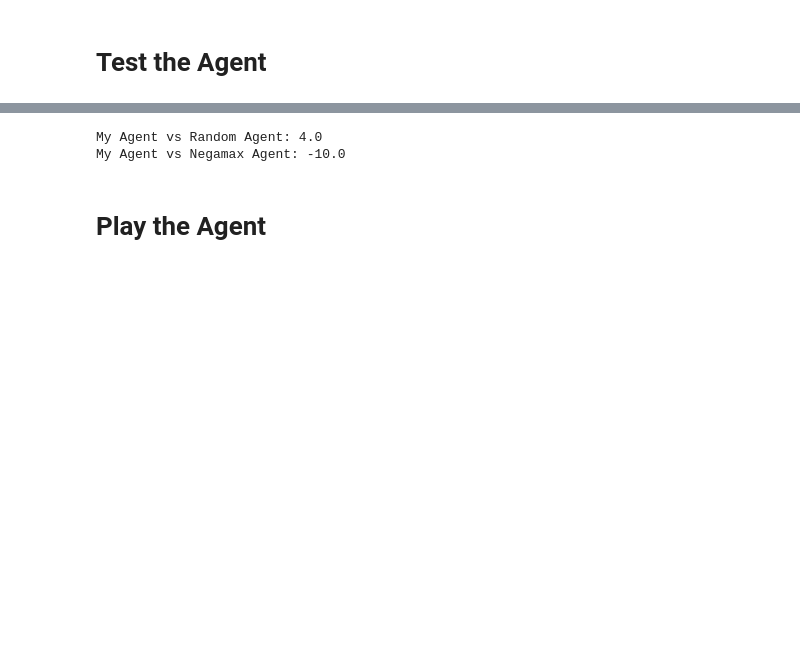
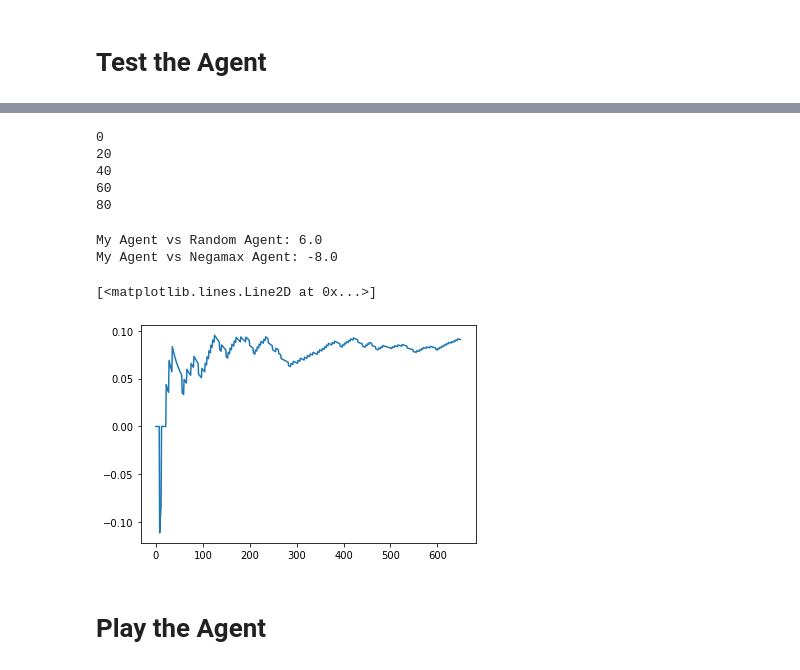
Before and after one commit to Mikesteinberg/ConnectX, a Jupyter notebook: ConnectX Sample Env.ipynb, the cells around one changed output, grey strips where cells are left out. Drawn from its saved outputs; the diff is of its cells as text; code cells hidden in the pictures; blank space fills up the shorter version.

```diff
--- a/ConnectX Sample Env.ipynb
+++ b/ConnectX Sample Env.ipynb
@@ -11,13 +11,16 @@ reward = 0
 # %% [markdown]
 # Create an Agent
 # %%
-brain = Dqn(env.configuration.columns * env.configuration.rows, env.configuration.columns, gamma=0.9)
+brain = Dqn((env.configuration.rows, env.configuration.columns), env.configuration.columns, gamma=0.9)
+import numpy as np
+reward_windows = []
 
 # This agent random chooses a non-empty column.
 def my_agent(observation, configuration):
     import random
     from random import choice
     action = brain.update(reward, observation.board)
+    reward_windows.append(np.mean(brain.reward_window))
     selection = action.item()
     return selection if observation.board[selection] == 0 else choice([c for c in range(configuration.columns) if observation.board[c] == 0])
 # %% [markdown]
@@ -33,8 +36,7 @@ env.render(mode="ipython", width=500, height=450)
 # Play as first position against random agent.
 import numpy as np
 
-
-for i in range(50):
+for i in range(100):
     trainer = env.train([None, "random"])
 
     observation = trainer.reset()
@@ -44,22 +46,20 @@ for i in range(50):
         #print("My Action", my_action)
         observation, reward, done, info = trainer.step(my_action)
 
-
-for i in range(50):
-    trainer = env.train([None, "negamax"])
-
-    observation = trainer.reset()
-
-    while not env.done:
-        my_action = my_agent(observation, env.configuration)
-        #print("My Action", my_action)
-        observation, reward, done, info = trainer.step(my_action)
+    if i % 20 == 0:
+        print(i)
 
     #print(reward)
     # env.render(mode="ipython", width=100, height=90, header=False, controls=False)
 # env.render()
 # print(np.array(observation.board).reshape(env.configuration.rows, env.configuration.columns))
 # print(done)
+# %% [output]
+0
+20
+40
+60
+80
 # %%
 def mean_reward(rewards):
     return sum(r[0] for r in rewards) / (sum(r[0] + r[1] for r in rewards) + 1)
@@ -68,5 +68,5 @@ def mean_reward(rewards):
 print("My Agent vs Random Agent:", mean_reward(evaluate("connectx", [my_agent, "random"], num_episodes=10)))
 print("My Agent vs Negamax Agent:", mean_reward(evaluate("connectx", [my_agent, "negamax"], num_episodes=10)))
 # %% [output]
-My Agent vs Random Agent: 4.0
-My Agent vs Negamax Agent: -10.0
+My Agent vs Random Agent: 6.0
+My Agent vs Negamax Agent: -8.0
@@ -73,3 +75,8 @@ My Agent vs Negamax Agent: -10.0
+# %%
+plt.plot(list(reward_windows))
+# %% [output]
+[<matplotlib.lines.Line2D at 0x...>]
+[figure, added]
 # %% [markdown]
 # Play the Agent
 # %%
```
Also changed, not shown: parts of 4 cells of this notebook, 5 other files.
